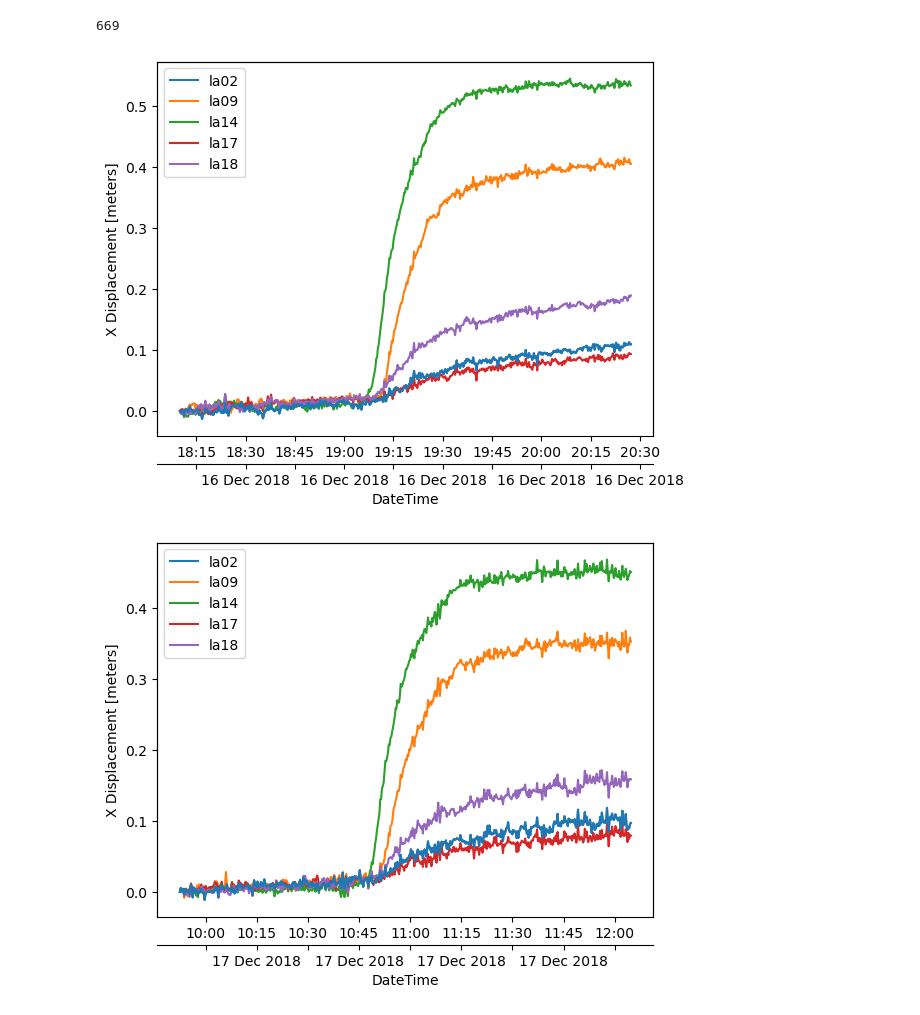
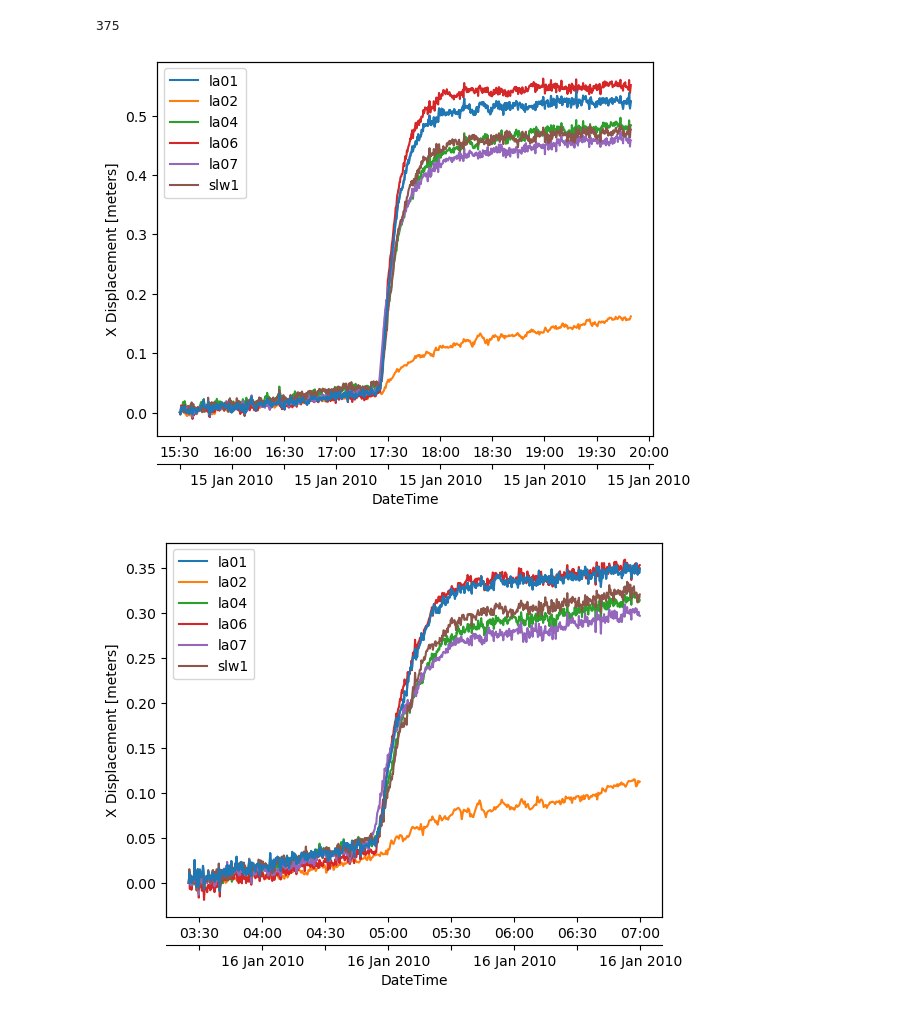
Before and after one commit to zsk4/WhillansCatalogPaper, a Jupyter notebook: WhillansCatalog.ipynb, the cells around one changed output. Cells and saved outputs as stored; diff of their text form; code cells hidden in the pictures.

```diff
--- a/WhillansCatalog.ipynb
+++ b/WhillansCatalog.ipynb
@@ -31,7 +31,7 @@ stas = ["la01", "la02", "la03", "la04", "la05", "la06", "la07", "la08", "la09",
         "slw1"
         ]
 #year_arr = [["2007","2008","2009"],["2016","2017","2018","2019"]]
-year_arr = [["2010","2011"]]
+year_arr = [["2011"]]
 
 # Detection parameters
 max_gap_len = 120 # Maximum gap length to interpolate [seconds]
@@ -136,9 +120,9 @@ Error:
 # %%
 # Plot Example Events
 print(len(catalog))
-for event in catalog[-10:]:
+for event in catalog[:10]:
     Catalog.plot_event(event)
 # %% [output]
-669
+375
-[figure, old version]
+[figure, new version]
-[figure, old version]
+[figure, new version]
```
Also changed, not shown: parts of 2 cells of this notebook, 1 other file.
